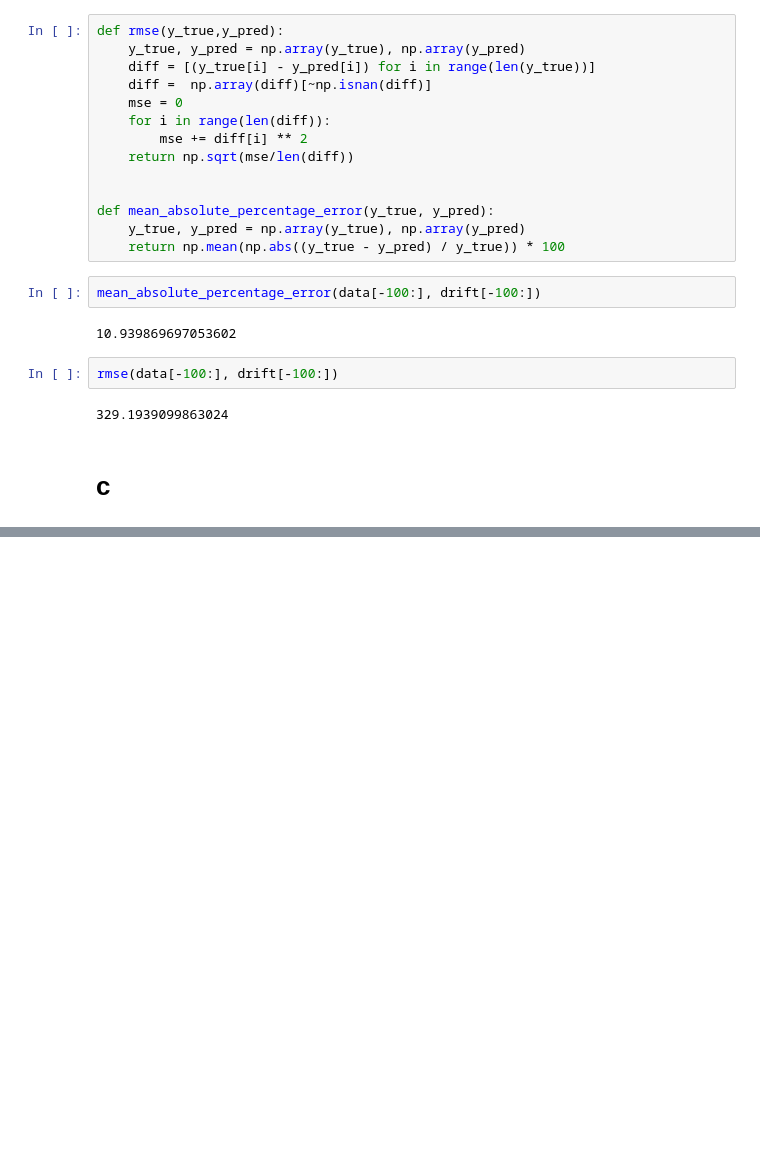
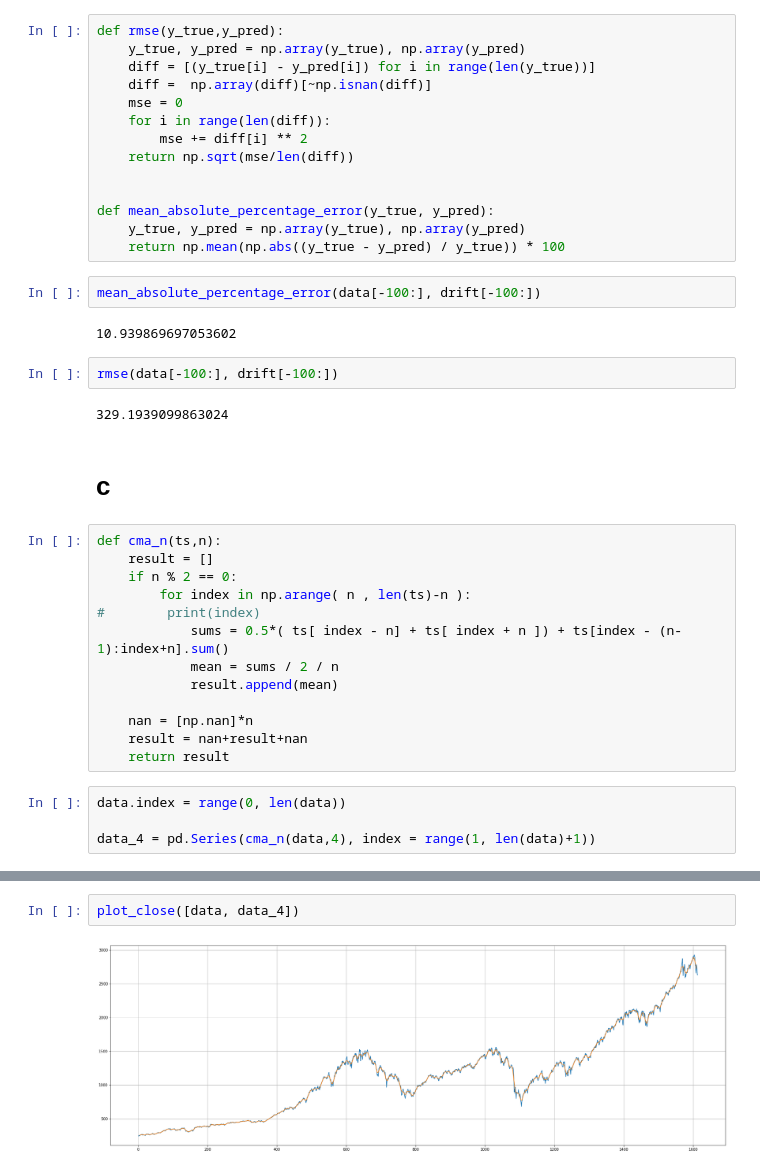
Before and after one commit to weiweiECNU/QBUS, a Jupyter notebook: qbus6840_19_2/assignment1/assignment1.ipynb, the cells around one changed output, grey strips where cells are left out. Cells and saved outputs as stored; diff of their text form; blank space fills up the shorter version.

```diff
--- a/qbus6840_19_2/assignment1/assignment1.ipynb
+++ b/qbus6840_19_2/assignment1/assignment1.ipynb
@@ -161,3 +150,20 @@ rmse(data[-100:], drift[-100:])
 329.1939099863024
 # %% [markdown]
 # c
+# %%
+def cma_n(ts,n):
+    result = []
+    if n % 2 == 0:
+        for index in np.arange( n , len(ts)-n ):
+#        print(index)
+            sums = 0.5*( ts[ index - n] + ts[ index + n ]) + ts[index - (n-1):index+n].sum()
+            mean = sums / 2 / n
+            result.append(mean)
+
+    nan = [np.nan]*n
+    result = nan+result+nan
+    return result
+# %%
+data.index = range(0, len(data))
+
+data_4 = pd.Series(cma_n(data,4), index = range(1, len(data)+1))
@@ -163,0 +190,4 @@ rmse(data[-100:], drift[-100:])
+# %%
+plot_close([data, data_4])
+# %% [output]
+[figure, added]
```
Also changed, not shown: parts of 16 cells of this notebook.
